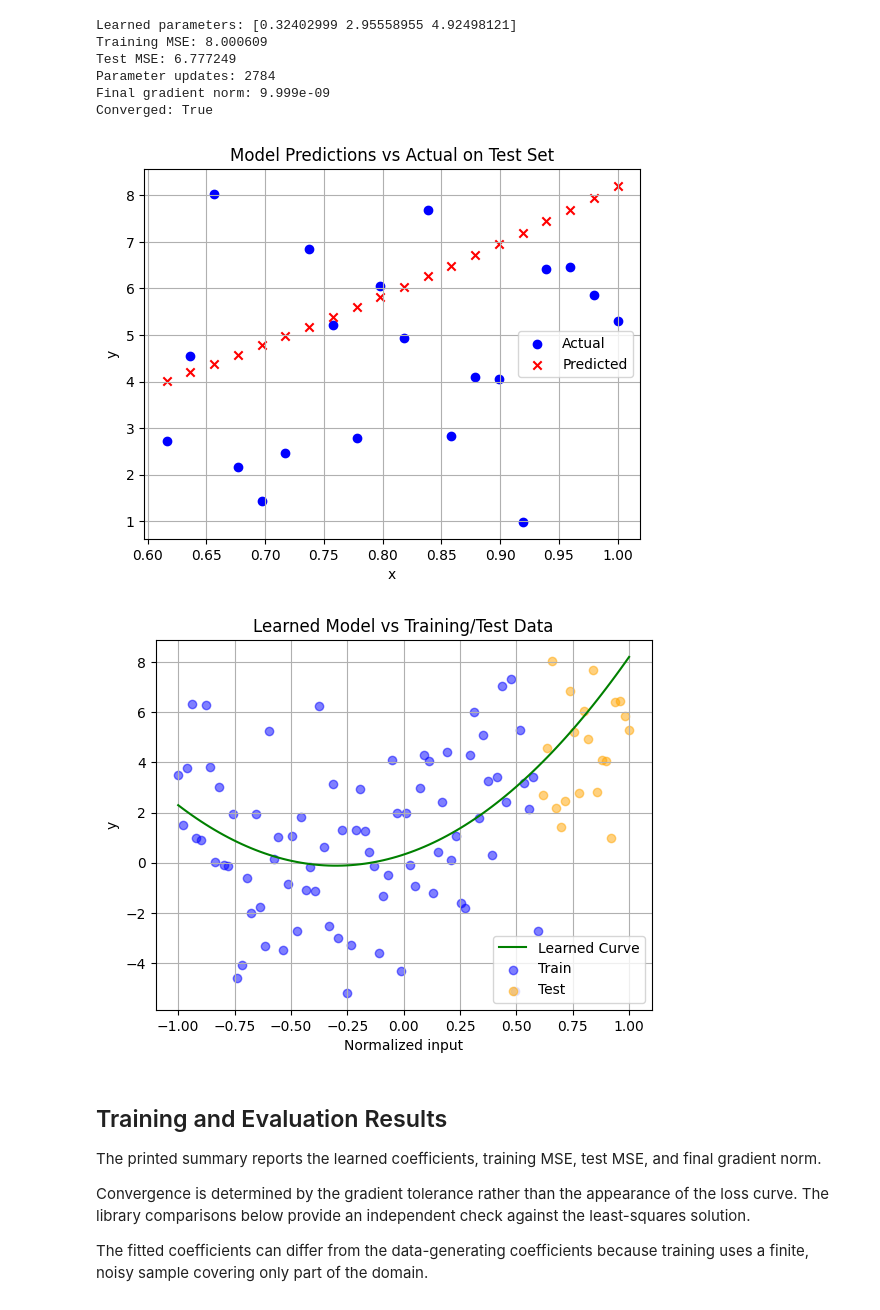
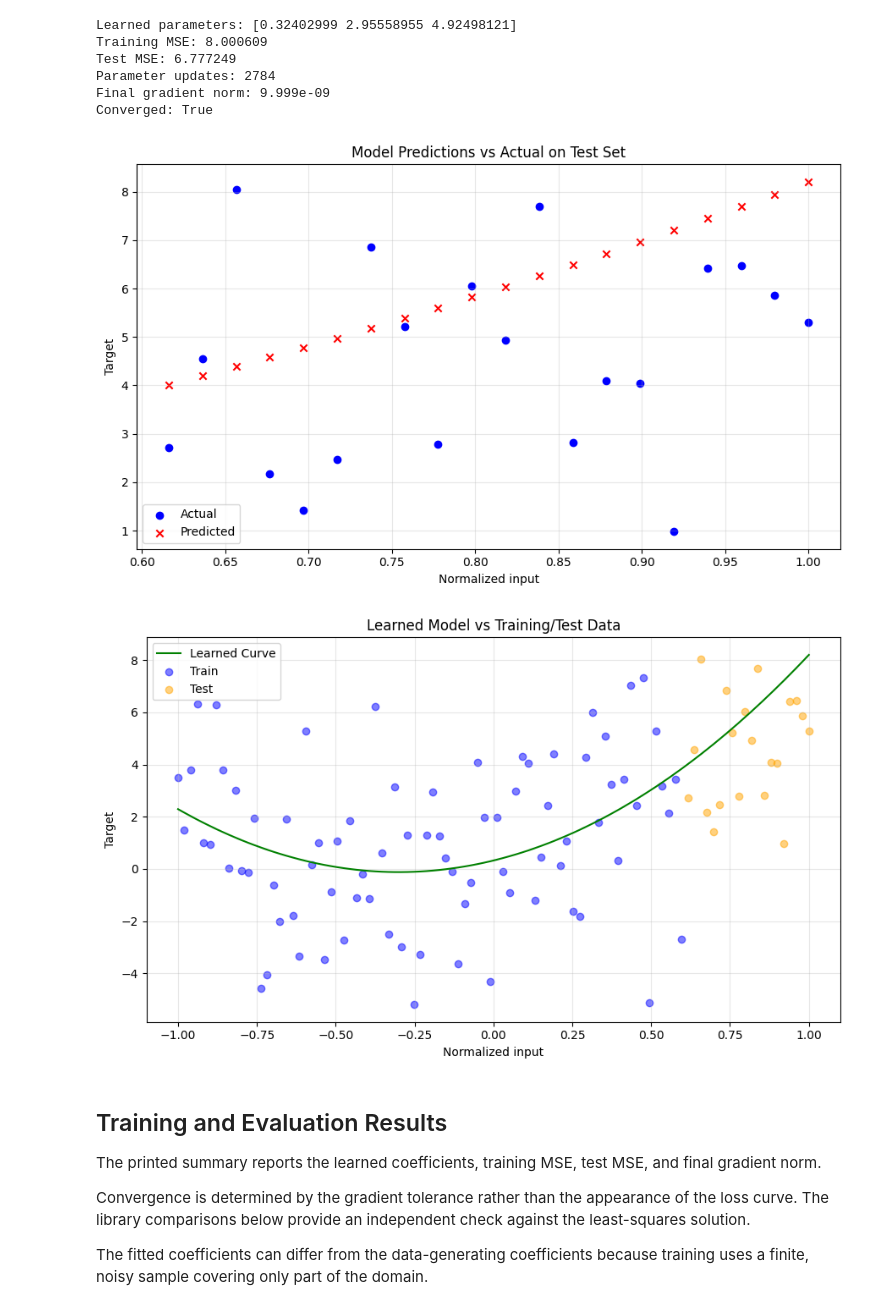
Before and after one commit to Lucid1498/polynomial-regression-from-scratch, a Jupyter notebook: notebooks/polynomial_regression_from_scratch.ipynb, the cells around one changed output. Cells and saved outputs as stored; diff of their text form; code cells hidden in the pictures.

Commit message:
Clean up notebook flow and add reproducible figure exports

```diff
--- a/notebooks/polynomial_regression_from_scratch.ipynb
+++ b/notebooks/polynomial_regression_from_scratch.ipynb
@@ -265,14 +317,14 @@ Gradient clipping is omitted so updates follow the analytical MSE gradient
 directly. Non-finite values trigger an error instead of silently continuing.
 # %%
 def gradient_descent(
-    X, y, lr=0.1, epochs=20000, tol=1e-8
+    X, y, lr=0.1, max_updates=20000, tol=1e-8
 ):
     """Fit quadratic regression using full-batch gradient descent."""
     theta = np.zeros(3, dtype=float)
     history = [mse_loss(y, predict(X, theta))]
     theta_history = [theta.copy()]
 
-    for _ in range(epochs):
+    for _ in range(max_updates):
         grads = compute_gradients(X, y, theta)
 
         if not np.all(np.isfinite(grads)):
@@ -322,11 +369,11 @@ Training the model using the training dataset and evaluate its performance on th
 gd_result = gradient_descent(
     X_train, y_train,
     lr=0.1,
-    epochs=20000,
+    max_updates=20000,
     tol=1e-8,
 )
 
-# Retain these names for compatibility with later notebook cells.
+# Extract fitted parameters and the recorded training loss.
 theta_final = gd_result["theta"]
 loss_history = gd_result["loss_history"]
 
@@ -350,15 +397,17 @@ Converged: True
 # %%
 # Plot predictions vs actual values on test set
 plt.scatter(X_test, y_test, label="Actual", color="blue")
 plt.scatter(X_test, y_pred_test, label="Predicted", color="red", marker="x")
 plt.title("Model Predictions vs Actual on Test Set")
-plt.xlabel("x")
-plt.ylabel("y")
+plt.xlabel("Normalized input")
+plt.ylabel("Target")
 plt.legend()
 plt.grid(True)
+save_figure(plt.gcf(), "test_predictions.png")
 plt.show()
+plt.close()
 # %% [output]
-[figure, old version]
+[figure, new version]
 # %%
 # Overlay learned model curve on all data
 X_all_sorted = np.sort(X_scaled)
@@ -369,12 +418,14 @@ plt.scatter(X_train, y_train, label="Train", alpha=0.5, color="blue")
 plt.scatter(X_test, y_test, label="Test", alpha=0.5, color="orange")
 plt.title("Learned Model vs Training/Test Data")
 plt.xlabel("Normalized input")
-plt.ylabel("y")
+plt.ylabel("Target")
 plt.legend()
 plt.grid(True)
+save_figure(plt.gcf(), "fitted_quadratic.png")
 plt.show()
+plt.close()
 # %% [output]
-[figure, old version]
+[figure, new version]
 # %% [markdown]
 ## Training and Evaluation Results
 
```
Also changed, not shown: parts of 24 cells of this notebook, 9 other files.
